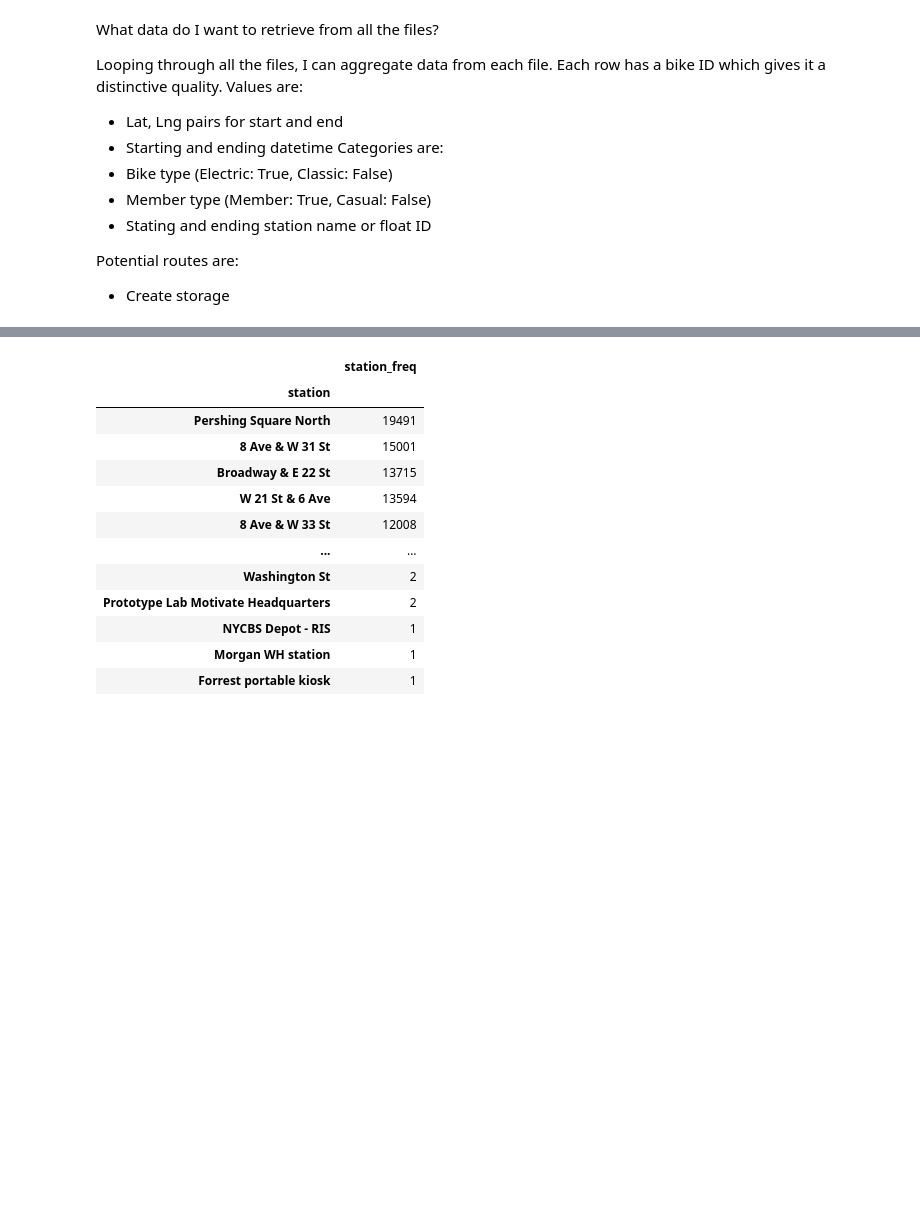
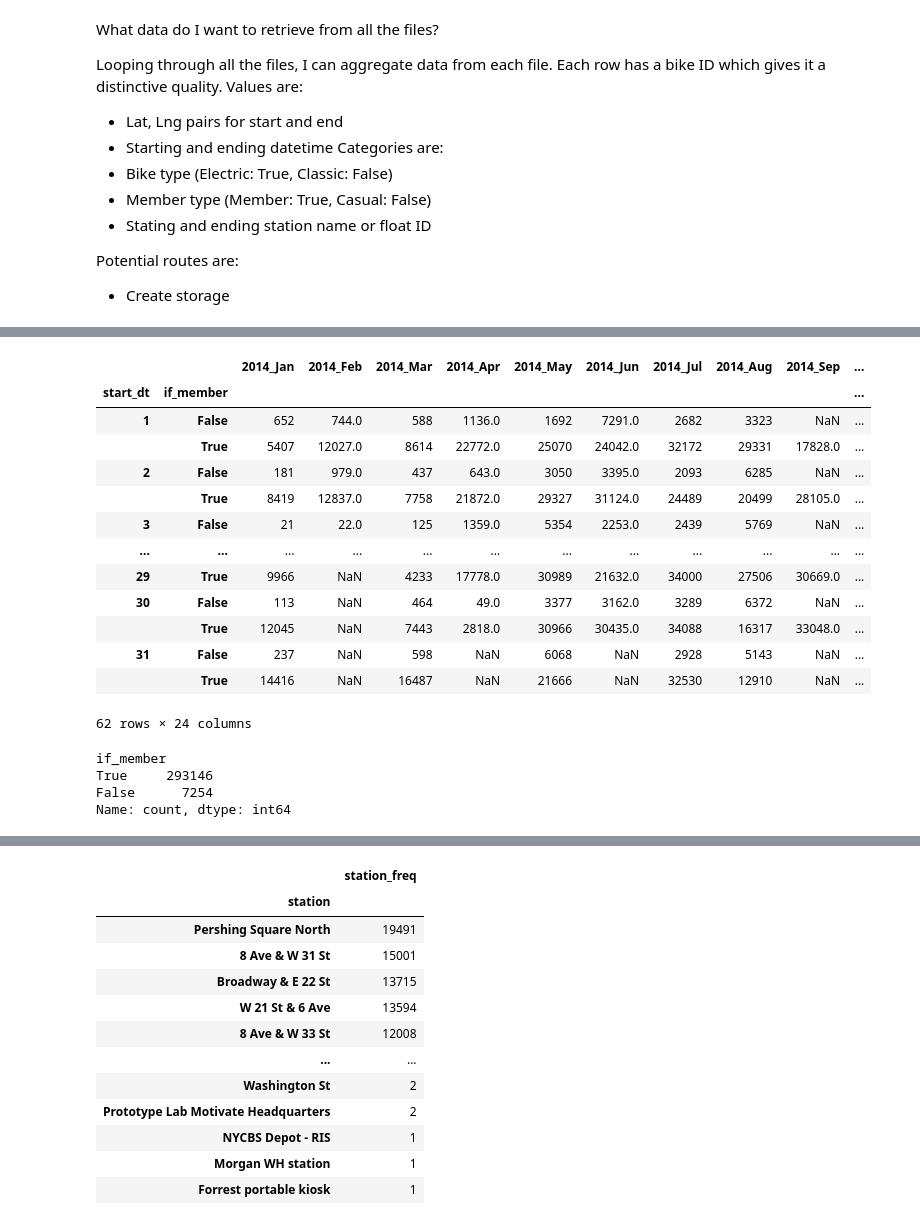
Before and after one commit to Neelka96/CitiBikes, a Jupyter notebook: explorer.ipynb, the cells around one changed output, grey strips where cells are left out. Drawn from its saved outputs; the diff is of its cells as text; code cells hidden in the pictures; blank space fills up the shorter version.

```diff
--- a/explorer.ipynb
+++ b/explorer.ipynb
@@ -392,0 +423,4 @@ def build_agg_df(parent_dir: Path, df_choice: str | None = None, method_choice:
+# %%
+for count, obj_iter in enumerate(csv_to_df(dir_nyc, 2025)):
+    feat = Features(*obj_iter)
+    feat.main_df.to_csv(Path(f'cleaned_file_{count}.csv'), header = True, index = False)
@@ -417,3 +444,0 @@ hourly_counts_df.to_csv('hourly_ride_counts.csv', header = True, index = True)
-# %%
-feats = Features(*csv_to_df(dir_nyc, 2024, 0))
-# feats.get_distance_per_station()
@@ -419,0 +507,16 @@ feats = Features(*csv_to_df(dir_nyc, 2024, 0))
+# %%
+member_bins = defaultdict(lambda: pd.Series(dtype = 'int64'))
+years = list(range(2014, 2016))
+for year in years:
+    for obj_iter in csv_to_df(dir_nyc, year):
+        feats = Features(*obj_iter)
+        members_bool = feats.get_membership_per_day()
+        month_key = feats.month_year
+        print(f'Looping for: {month_key}')
+        if member_bins[month_key].empty:
+            member_bins[month_key] = members_bool.copy()
+        else:
+            member_bins[month_key] = member_bins[month_key].add(members_bool, fill_value = 0).astype('int64')
+old_member_df = pd.DataFrame(member_bins).reindex(range(1, 32), level = 0)
+member_cols = pd.to_datetime(old_member_df.columns, format = '%Y_%b')
+new_member_df = convert_nans(old_member_df, member_cols)
@@ -419,0 +541,24 @@ feats = Features(*csv_to_df(dir_nyc, 2024, 0))
+# %%
+old_member_df
+# %% [output]
+|  |  | 2014_Jan | 2014_Feb | 2014_Mar | 2014_Apr | 2014_May | 2014_Jun | 2014_Jul | 2014_Aug | 2014_Sep | ... |
+| start_dt | if_member |  |  |  |  |  |  |  |  |  | ... |
+| 1 | False | 652 | 744.0 | 588 | 1136.0 | 1692 | 7291.0 | 2682 | 3323 | NaN | ... |
+|  | True | 5407 | 12027.0 | 8614 | 22772.0 | 25070 | 24042.0 | 32172 | 29331 | 17828.0 | ... |
+| 2 | False | 181 | 979.0 | 437 | 643.0 | 3050 | 3395.0 | 2093 | 6285 | NaN | ... |
+|  | True | 8419 | 12837.0 | 7758 | 21872.0 | 29327 | 31124.0 | 24489 | 20499 | 28105.0 | ... |
+| 3 | False | 21 | 22.0 | 125 | 1359.0 | 5354 | 2253.0 | 2439 | 5769 | NaN | ... |
+| ... | ... | ... | ... | ... | ... | ... | ... | ... | ... | ... | ... |
+| 29 | True | 9966 | NaN | 4233 | 17778.0 | 30989 | 21632.0 | 34000 | 27506 | 30669.0 | ... |
+| 30 | False | 113 | NaN | 464 | 49.0 | 3377 | 3162.0 | 3289 | 6372 | NaN | ... |
+|  | True | 12045 | NaN | 7443 | 2818.0 | 30966 | 30435.0 | 34088 | 16317 | 33048.0 | ... |
+| 31 | False | 237 | NaN | 598 | NaN | 6068 | NaN | 2928 | 5143 | NaN | ... |
+|  | True | 14416 | NaN | 16487 | NaN | 21666 | NaN | 32530 | 12910 | NaN | ... |
+62 rows × 24 columns
+# %%
+feats.main_df['if_member'].value_counts()
+# %% [output]
+if_member
+True     293146
+False      7254
+Name: count, dtype: int64
```
Also changed, not shown: parts of 33 cells of this notebook, 8 other files.
